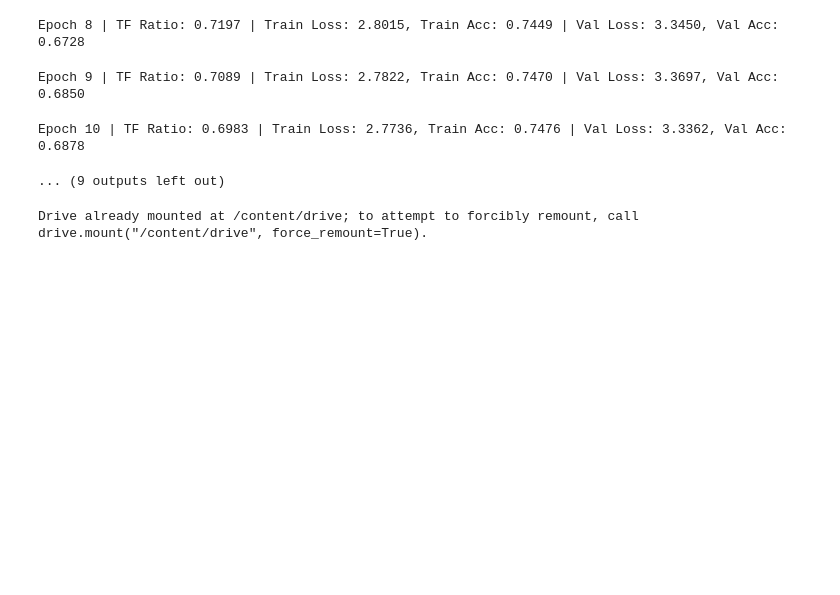
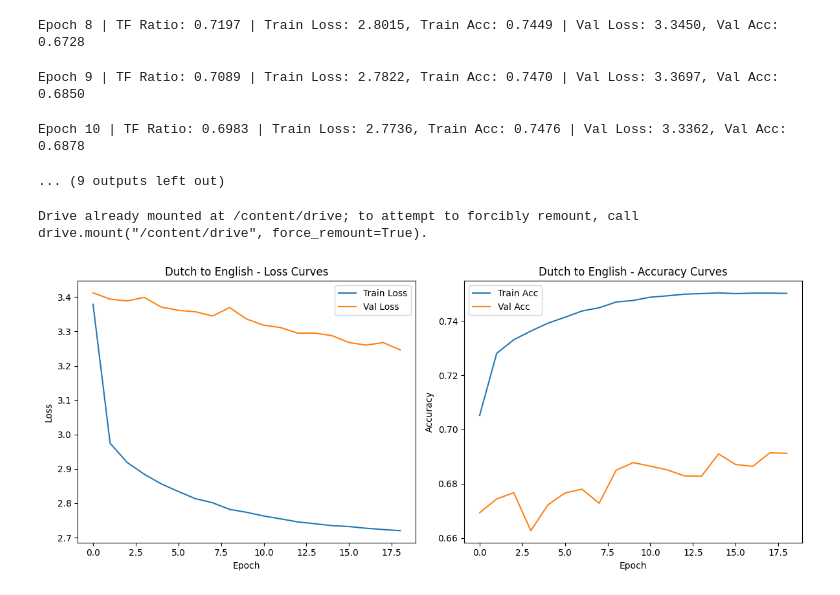
Before and after one commit to shairal1/NLP_2, a Jupyter notebook: task3/reversed_nl_to_eng_len80.ipynb, the cells around one changed output. Drawn from its saved outputs; the diff is of its cells as text; code cells hidden in the pictures; blank space fills up the shorter version.

```diff
--- a/task3/reversed_nl_to_eng_len80.ipynb
+++ b/task3/reversed_nl_to_eng_len80.ipynb
@@ -401,50 +401,46 @@ from google.colab import drive
 drive.mount('/content/drive')
 # %% [output]
 Drive already mounted at /content/drive; to attempt to forcibly remount, call drive.mount("/content/drive", force_remount=True).
+# %%
+train_losses = [
+    3.3790, 2.9747, 2.9187, 2.8845, 2.8563, 2.8341, 2.8133, 2.8015, 2.7822, 2.7736,
+    2.7629, 2.7545, 2.7457, 2.7404, 2.7348, 2.7322, 2.7272, 2.7235, 2.7202
+]
+
+val_losses = [
+    3.4126, 3.3942, 3.3890, 3.3993, 3.3710, 3.3617, 3.3575, 3.3450, 3.3697, 3.3362,
+    3.3184, 3.3113, 3.2950, 3.2953, 3.2880, 3.2678, 3.2603, 3.2678, 3.2463
+]
+
+train_accs = [
+    0.7052, 0.7281, 0.7331, 0.7363, 0.7392, 0.7414, 0.7437, 0.7449, 0.7470, 0.7476,
+    0.7488, 0.7493, 0.7499, 0.7501, 0.7504, 0.7501, 0.7503, 0.7503, 0.7502
+]
+
+val_accs = [
+    0.6693, 0.6744, 0.6767, 0.6627, 0.6722, 0.6766, 0.6780, 0.6728, 0.6850, 0.6878,
+    0.6865, 0.6851, 0.6829, 0.6828, 0.6910, 0.6871, 0.6864, 0.6914, 0.6912
+]
 # %%
-# Plot results
 plt.figure(figsize=(12,5))
 plt.subplot(1,2,1)
 plt.plot(train_losses, label='Train Loss')
 plt.plot(val_losses, label='Val Loss')
 plt.xlabel('Epoch')
 plt.ylabel('Loss')
 plt.legend()
 plt.title('Dutch to English - Loss Curves')
 
 plt.subplot(1,2,2)
 plt.plot(train_accs, label='Train Acc')
 plt.plot(val_accs, label='Val Acc')
 plt.xlabel('Epoch')
 plt.ylabel('Accuracy')
 plt.legend()
 plt.title('Dutch to English - Accuracy Curves')
 
 plt.tight_layout()
 plt.savefig('dutch_to_english_results.png', dpi=300, bbox_inches='tight')
 plt.show()
-
-# Compute BLEU score
-val_bleu = compute_bleu(model, val_loader, eng_vocab)
-print(f"Final Validation BLEU (Dutch→English): {val_bleu:.4f}")
-
-# Save results for comparison
-nl_to_eng_results = {
-    'direction': 'Dutch_to_English',
-    'final_val_loss': val_losses[-1],
-    'final_val_acc': val_accs[-1],
-    'final_val_bleu': val_bleu,
-    'train_losses': train_losses,
-    'val_losses': val_losses,
-    'train_accs': train_accs,
-    'val_accs': val_accs,
-    'vocab_sizes': {'source': len(nl_vocab), 'target': len(eng_vocab)}
-}
-
-import pickle
-with open('nl_to_eng_results.pkl', 'wb') as f:
-    pickle.dump(nl_to_eng_results, f)
-
-print("Dutch to English training completed!")
-print(f"Results saved to: task3/nl_to_eng_results.pkl")
-print(f"Best model saved to: best_model_nl_to_eng.pt")
+# %% [output]
+[figure, added]
```
Also changed, not shown: 10 other files.
